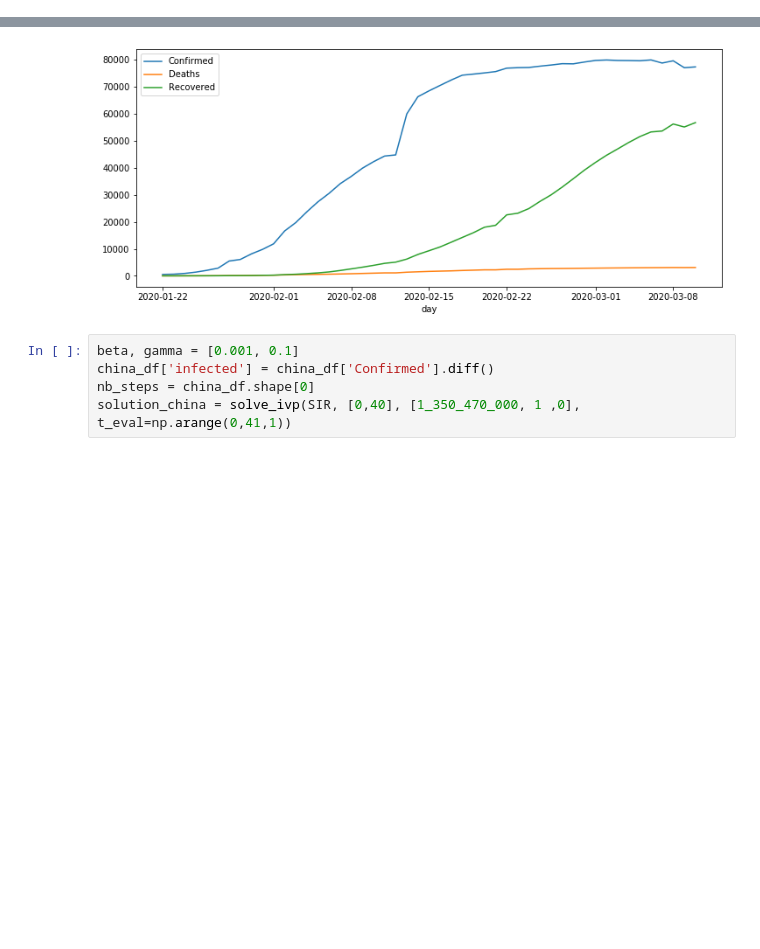
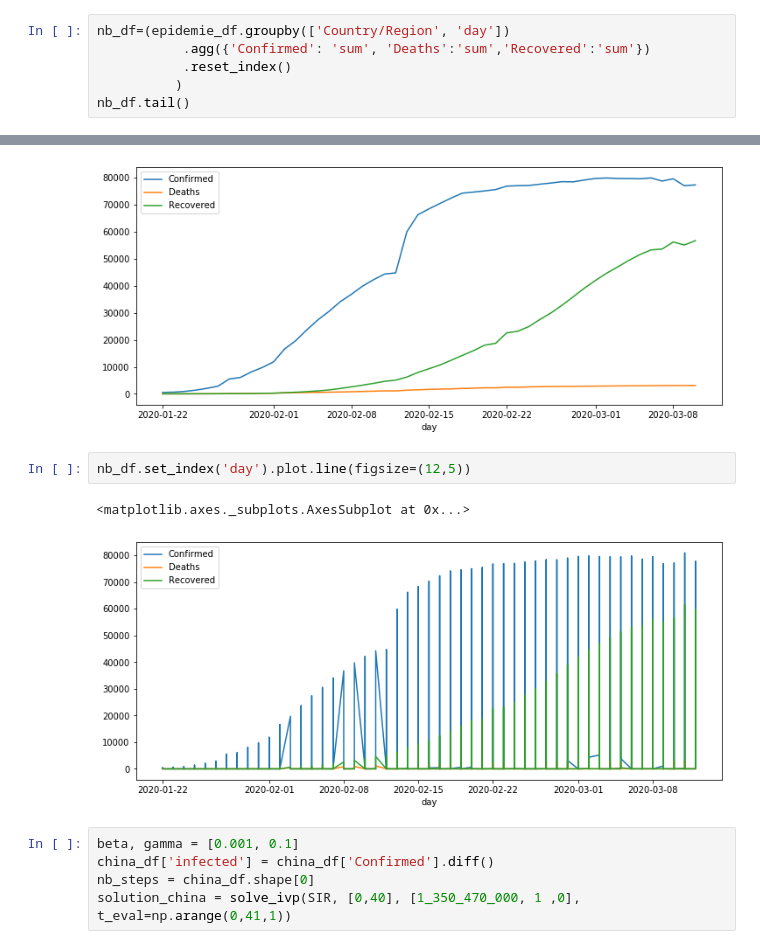
Before and after one commit to data13002/corona, a Jupyter notebook: notebooks/Modélisation.ipynb, the cells around one changed output, grey strips where cells are left out. Saved outputs shown, nothing was run; the diff lists cells and outputs as text; blank space fills up the shorter version.

```diff
--- a/notebooks/Modélisation.ipynb
+++ b/notebooks/Modélisation.ipynb
@@ -52,3 +251,9 @@ france_df.tail()
 | 25 | France | 2020-03-09 | 1209.0 | 19.0 | 12.0 |
 | 26 | France | 2020-03-10 | 1784.0 | 33.0 | 12.0 |
 | 27 | France | 2020-03-11 | 2287.0 | 48.0 | 12.0 |
+# %%
+nb_df=(epidemie_df.groupby(['Country/Region', 'day'])
+           .agg({'Confirmed': 'sum', 'Deaths':'sum','Recovered':'sum'})
+           .reset_index()
+          )
+nb_df.tail()
@@ -235,6 +494,11 @@ china_df.set_index('day').plot.line(figsize=(12,5))
 # %% [output]
 <matplotlib.axes._subplots.AxesSubplot at 0x...>
 [figure]
+# %%
+nb_df.set_index('day').plot.line(figsize=(12,5))
+# %% [output]
+<matplotlib.axes._subplots.AxesSubplot at 0x...>
+[figure, added]
 # %%
 beta, gamma = [0.001, 0.1]
 china_df['infected'] = china_df['Confirmed'].diff()
```
Also changed, not shown: parts of 15 cells of this notebook, 8 other files.
